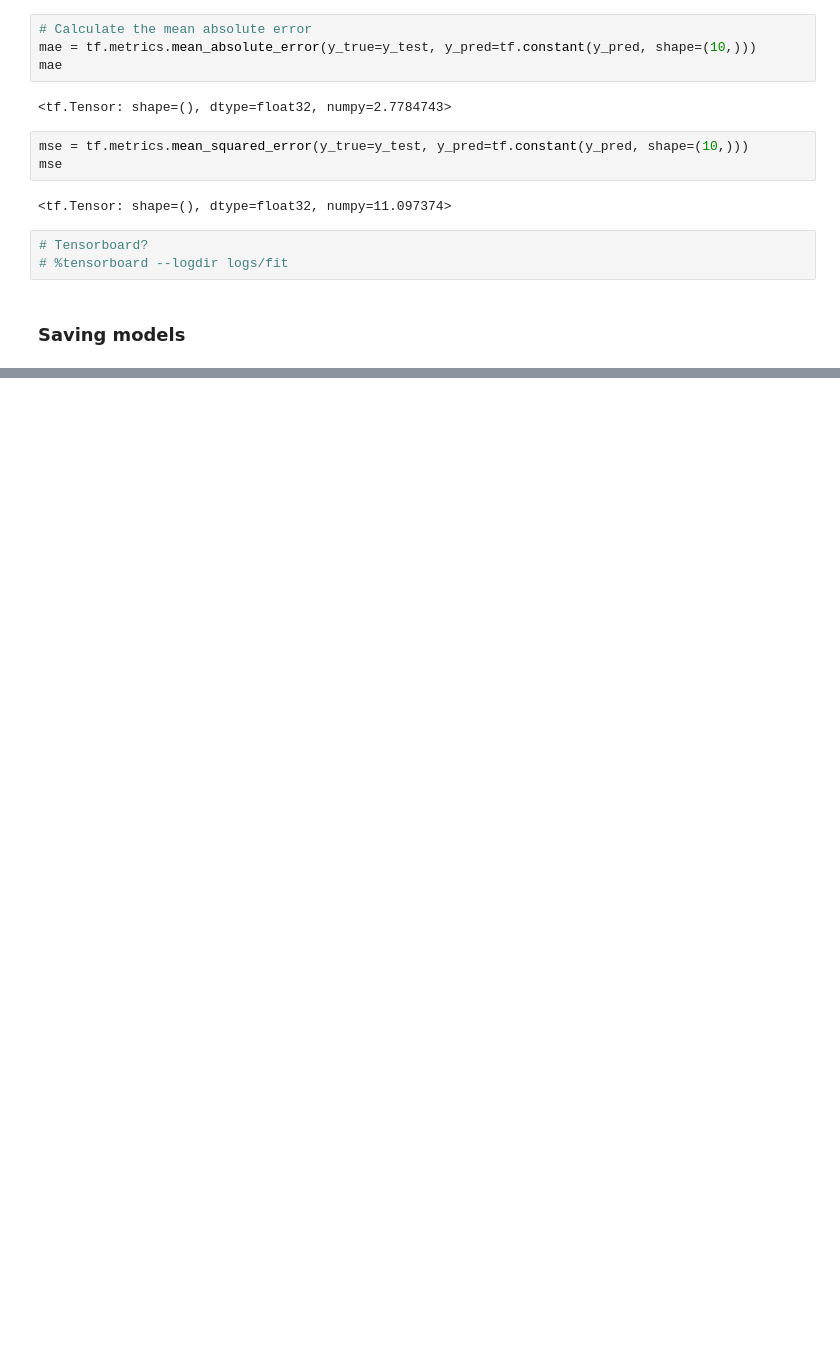
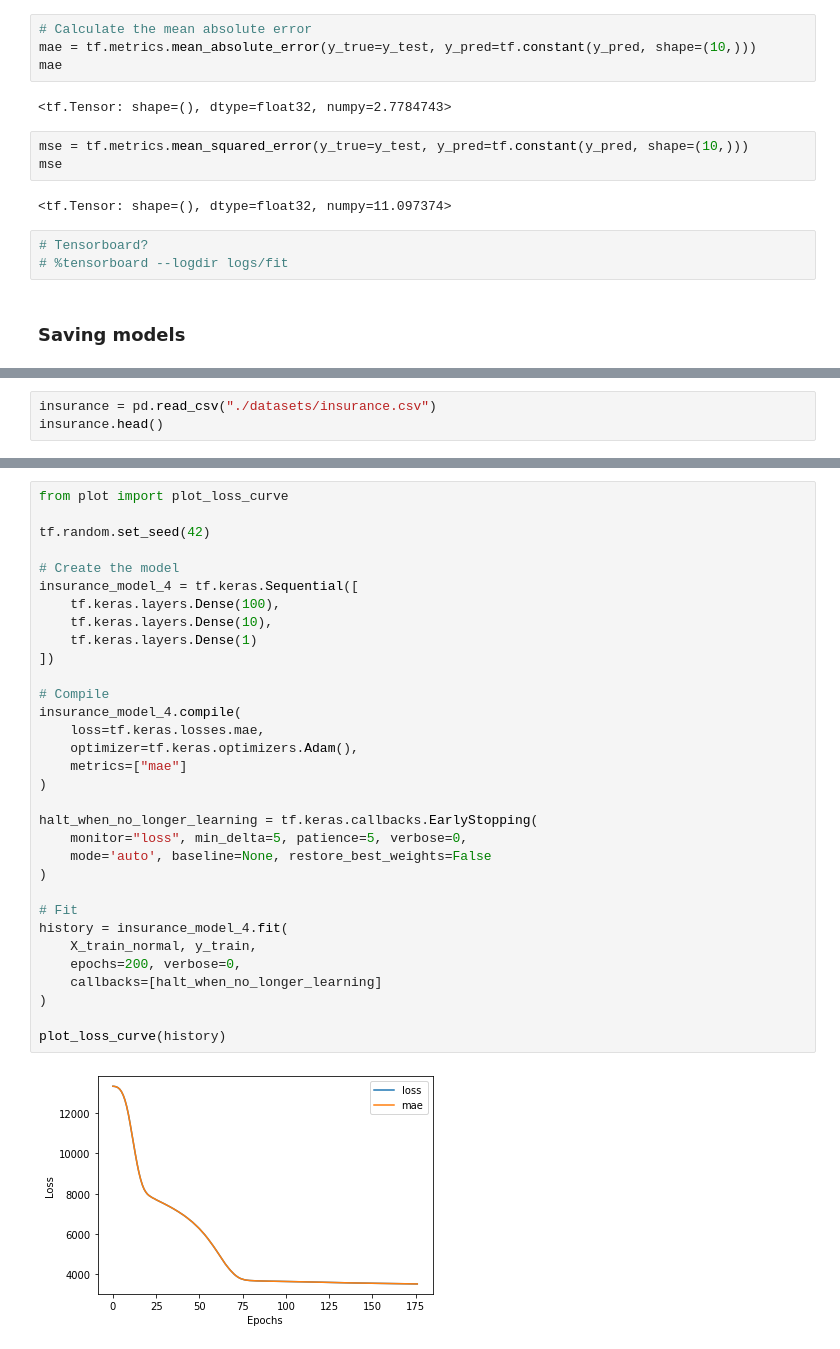
Before and after one commit to sixpounder/notebooks, a Jupyter notebook: 01_Regression.ipynb, the cells around one changed output, grey strips where cells are left out. Saved outputs shown, nothing was run; the diff lists cells and outputs as text; blank space fills up the shorter version.

```diff
--- a/01_Regression.ipynb
+++ b/01_Regression.ipynb
@@ -293,0 +415,3 @@ INFO:tensorflow:Assets written to: saved_models/model1/assets
+# %%
+insurance = pd.read_csv("./datasets/insurance.csv")
+insurance.head()
@@ -293,0 +468,34 @@ INFO:tensorflow:Assets written to: saved_models/model1/assets
+# %%
+from plot import plot_loss_curve
+
+tf.random.set_seed(42)
+
+# Create the model
+insurance_model_4 = tf.keras.Sequential([
+    tf.keras.layers.Dense(100),
+    tf.keras.layers.Dense(10),
+    tf.keras.layers.Dense(1)
+])
+
+# Compile
+insurance_model_4.compile(
+    loss=tf.keras.losses.mae,
+    optimizer=tf.keras.optimizers.Adam(),
+    metrics=["mae"]
+)
+
+halt_when_no_longer_learning = tf.keras.callbacks.EarlyStopping(
+    monitor="loss", min_delta=5, patience=5, verbose=0,
+    mode='auto', baseline=None, restore_best_weights=False
+)
+
+# Fit
+history = insurance_model_4.fit(
+    X_train_normal, y_train,
+    epochs=200, verbose=0,
+    callbacks=[halt_when_no_longer_learning]
+)
+
+plot_loss_curve(history)
+# %% [output]
+[figure, added]
```
Also changed, not shown: parts of 33 cells of this notebook, 4 other files.
